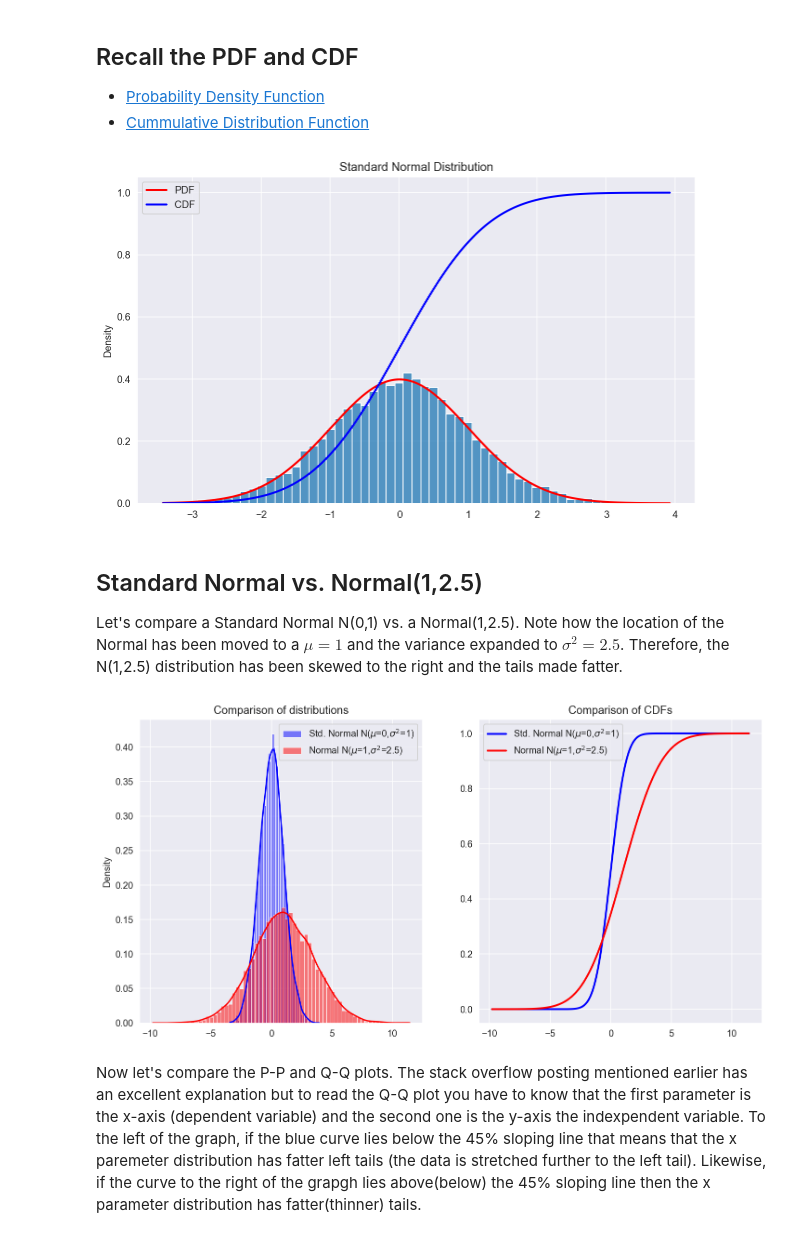
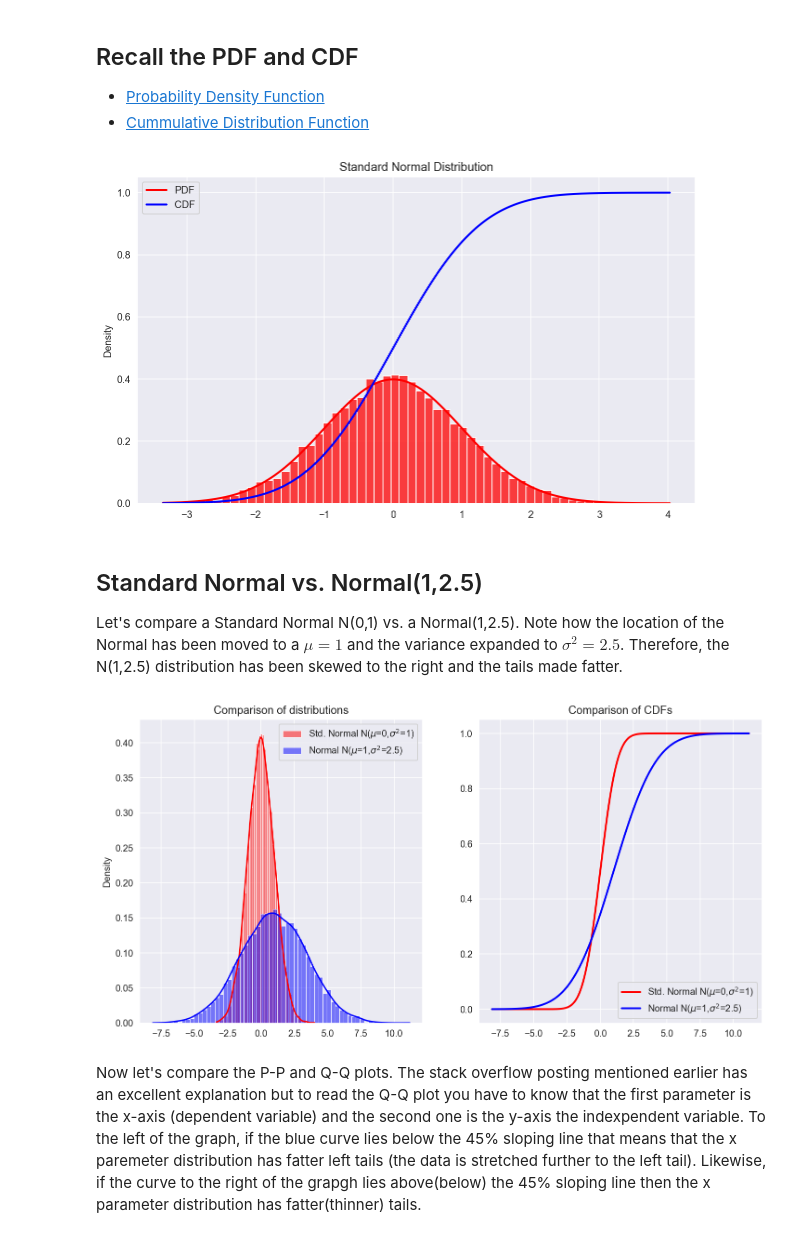
Before and after one commit to ghbcode/website, a Jupyter notebook: notebooks/PP and QQ.ipynb, the cells around one changed output. Drawn from its saved outputs; the diff is of its cells as text; code cells hidden in the pictures.

```diff
--- a/notebooks/PP and QQ.ipynb
+++ b/notebooks/PP and QQ.ipynb
@@ -43,18 +42,18 @@ sns.mpl.rcParams['figure.figsize'] = (10.0, 6.0)
 * [Cummulative Distribution Function](https://en.wikipedia.org/wiki/Cumulative_distribution_function)
 # %%
 # plot the histogram, PDF and CDF of Standard Normal distribution
-ax = sns.histplot(rv_standard_normal, stat="density", kde=False)
+ax = sns.histplot(rv_standard_normal, stat="density", kde=False, color='red')
 rv_range = np.linspace(min(rv_standard_normal), max(rv_standard_normal), num=sample_size)
 std_norm_pdf = sc.norm.pdf(rv_range)
 std_norm_cdf = sc.norm.cdf(rv_range)
 
 ax.plot(rv_range, std_norm_pdf, 'r', lw=2, label='PDF')
 ax.plot(rv_range, std_norm_cdf, 'b', lw=2, label='CDF')
 
 ax.set_title('Standard Normal Distribution')
 ax.legend();
 # %% [output]
-[figure, old version]
+[figure, new version]
 # %% [markdown]
 ## Standard Normal vs. Normal(1,2.5)
 
@@ -65,20 +64,20 @@ std_normal_lbl= "Std. Normal N($\\mu$=0,$\\sigma^2$=1)"
 normal_lbl = "Normal N($\\mu$=1,$\\sigma^2$=2.5)"
 
 fig, (ax1, ax2) = plt.subplots(1, 2, figsize=(12, 6))
-sns.histplot(rv_standard_normal, kde=True, stat="density", color='blue', label=std_normal_lbl, ax=ax1)
-sns.histplot(rv_normal, kde=True, stat="density", color='red', label=normal_lbl, ax=ax1)
+sns.histplot(rv_standard_normal, kde=True, stat="density", color='red', label=std_normal_lbl, ax=ax1)
+sns.histplot(rv_normal, kde=True, stat="density", color='blue', label=normal_lbl, ax=ax1)
 ax1.set_title("Comparison of distributions")
 ax1.legend()
 # plot comparison of CDFs
 rv_range = np.linspace(min(rv_normal), max(rv_normal), num=1000)
 std_norm_cdf = sc.norm.cdf(rv_range)
 norm_cdf = sc.norm(1, 2.5).cdf(rv_range)
-plt.plot(rv_range, std_norm_cdf, 'blue', lw=2, label=std_normal_lbl)
-plt.plot(rv_range, norm_cdf, 'red', lw=2, label=normal_lbl)
+plt.plot(rv_range, std_norm_cdf, 'r', lw=2, label=std_normal_lbl)
+plt.plot(rv_range, norm_cdf, 'b', lw=2, label=normal_lbl)
 ax2.set_title('Comparison of CDFs')
 ax2.legend();
 # %% [output]
-[figure, old version]
+[figure, new version]
 # %% [markdown]
 Now let's compare the P-P and Q-Q plots. The stack overflow posting mentioned earlier has an excellent explanation but to read the Q-Q plot you have to know that the first parameter is the x-axis (dependent variable) and the second one is the y-axis the indexpendent variable. To the left of the graph, if the blue curve lies below the 45% sloping line that means that the x paremeter distribution has fatter left tails (the data is stretched further to the left tail). Likewise, if the curve to the right of the grapgh lies above(below) the 45% sloping line then the x parameter distribution has fatter(thinner) tails.
 # %%
```
Also changed, not shown: parts of 7 cells of this notebook.
